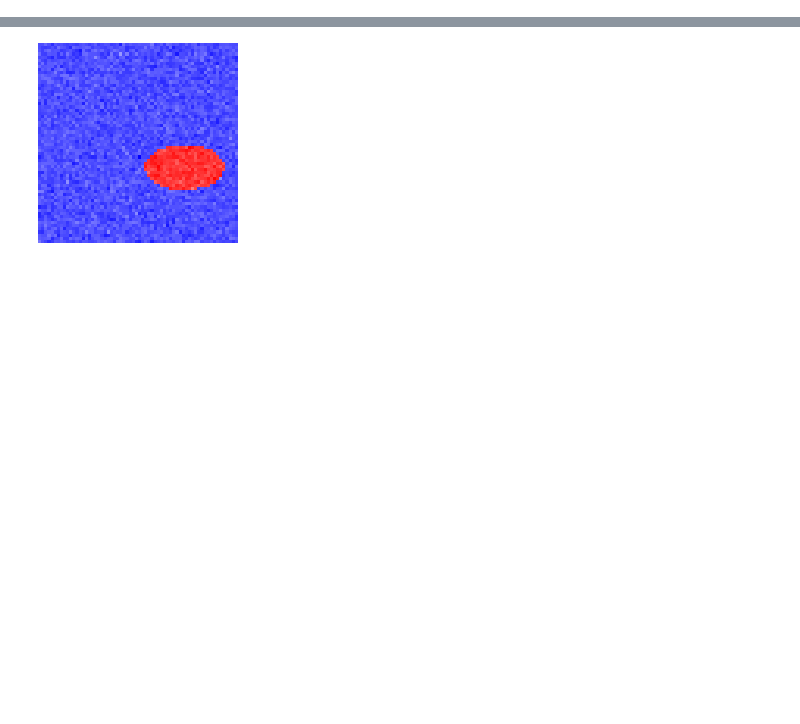
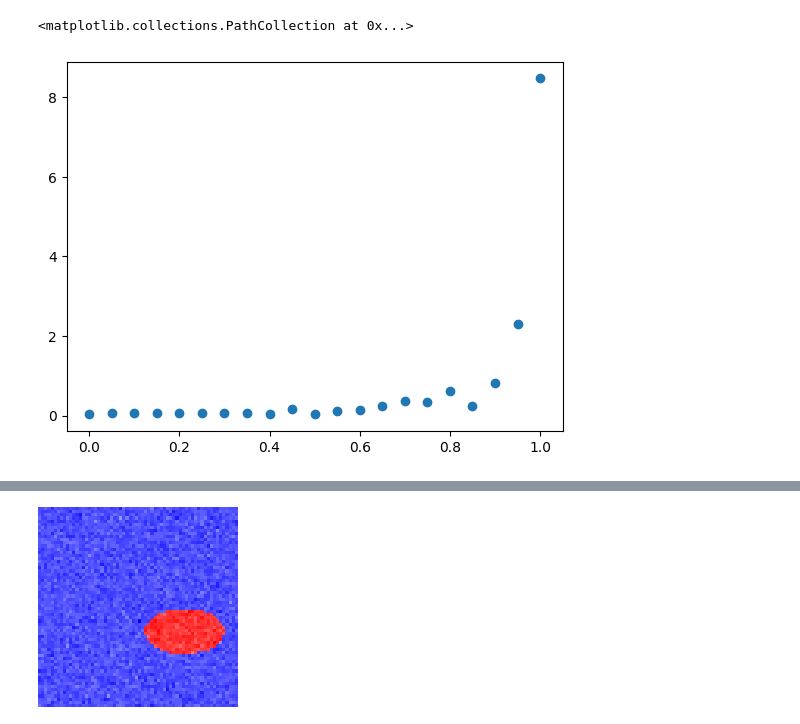
Before and after one commit to lillijo/xai-evaluation-master-thesis, a Jupyter notebook: experiments/fixed_causal_model.ipynb, the cells around one changed output, grey strips where cells are left out. Drawn from its saved outputs; the diff is of its cells as text; code cells hidden in the pictures; blank space fills up the shorter version.

```diff
--- a/experiments/fixed_causal_model.ipynb
+++ b/experiments/fixed_causal_model.ipynb
@@ -57,3 +129,12 @@ my_plot_grid(images, 2, len(indices) // 2, resize=4)
+# %%
+datas, bias, _,_ = data_iterations("test.json")
+
+total_effect = sum_it(datas, lambda x: x["total_effect"] / 10),
+
+plt.scatter(bias, total_effect)
+# %% [output]
+<matplotlib.collections.PathCollection at 0x...>
+[figure, added]
 # %%
 ix = 0
 b = 0.85
```
Also changed, not shown: parts of 10 cells of this notebook, 6 other files.
